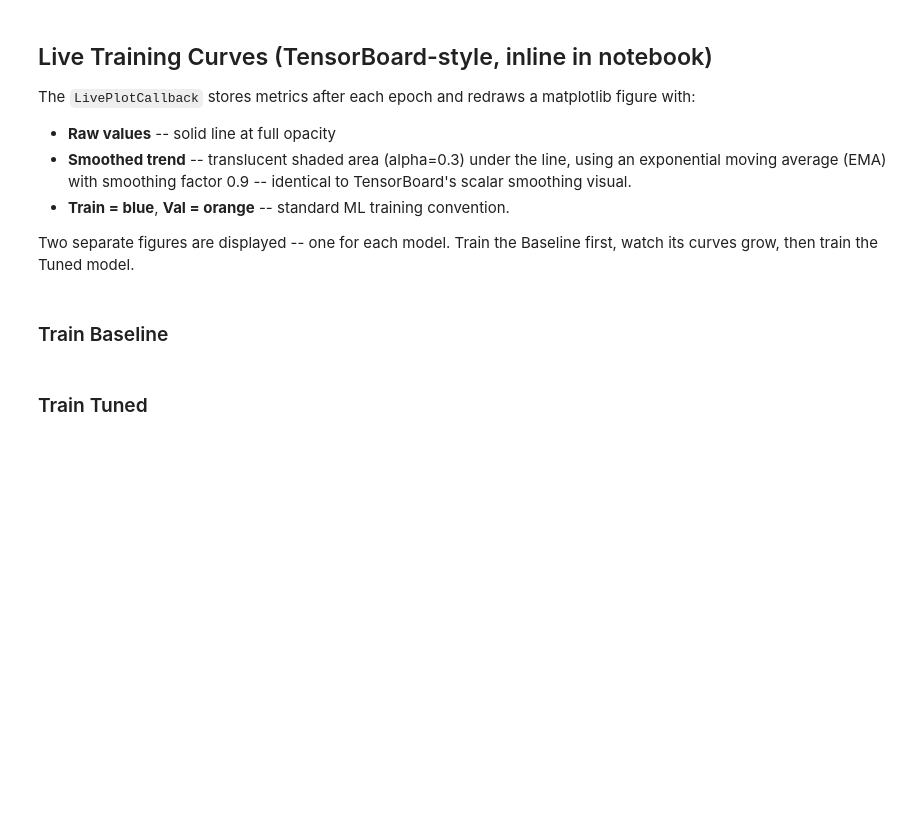
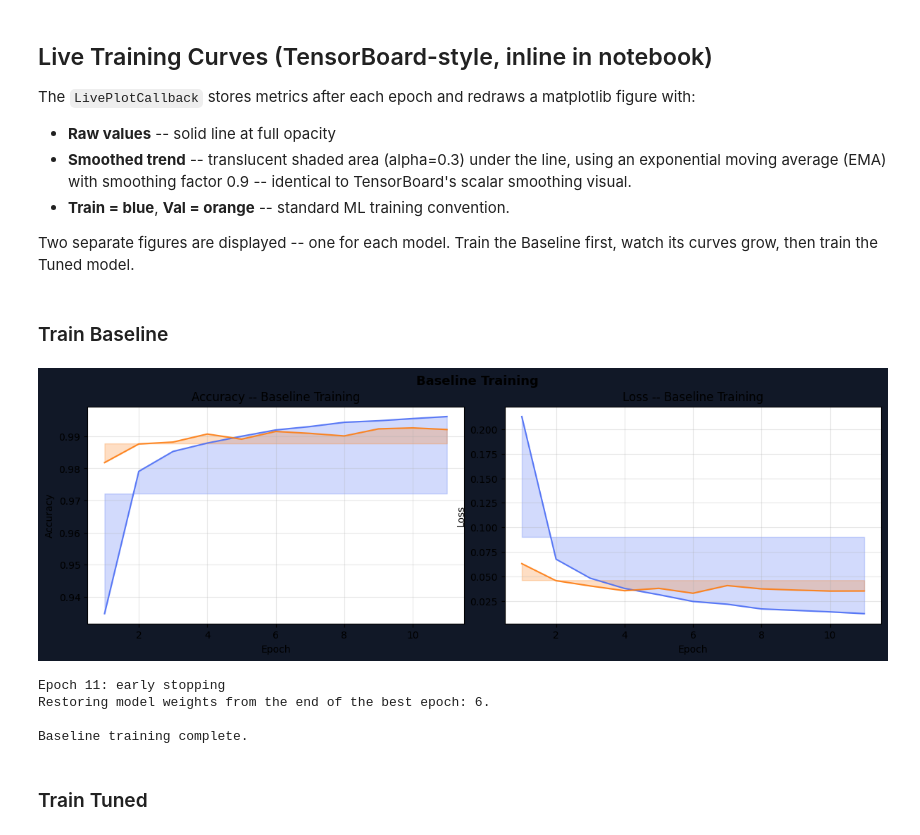
Before and after one commit to OXplakhoa/handwritten-recognition, a Jupyter notebook: notebooks/mnist_cnn.ipynb, the cells around one changed output. Saved outputs shown, nothing was run; the diff lists cells and outputs as text; code cells hidden in the pictures; blank space fills up the shorter version.

Commit message:
feats: Add training, results, reports, board images and script

```diff
--- a/notebooks/mnist_cnn.ipynb
+++ b/notebooks/mnist_cnn.ipynb
@@ -193,10 +256,12 @@ import matplotlib
 matplotlib.use("Agg")
 # %%
 import IPython.display as display
+import numpy as np
 import matplotlib.pyplot as plt
+from tensorflow.keras.callbacks import Callback
 
 
-class LivePlotCallback:
+class LivePlotCallback(Callback):
     """
     Keras callback that updates an inline matplotlib figure after each epoch.
 
@@ -208,6 +273,7 @@ class LivePlotCallback:
     def __init__(self, title,
                  train_acc_key="accuracy", val_acc_key="val_accuracy",
                  train_loss_key="loss",     val_loss_key="val_loss"):
+        super().__init__()
         self.title         = title
         self.train_acc_key = train_acc_key
         self.val_acc_key   = val_acc_key
@@ -245,7 +311,8 @@ class LivePlotCallback:
             ]:
                 epochs   = range(1, len(self.history[key]) + 1)
                 raw_vals = self.history[key]
-                ema_vals = self._ema[key]
+                ema_val  = self._ema[key]
+                ema_vals = np.full(len(raw_vals), ema_val)
                 ax.plot(epochs, raw_vals, color=color, linewidth=1.5, alpha=0.9)
                 ax.fill_between(epochs, raw_vals, ema_vals,
                                color=color, alpha=0.25)
@@ -297,24 +361,30 @@ callbacks_cfg = dict(
 # %%
 clear_session()
 baseline_model = make_baseline()
 
 cb_baseline = [
     callbacks_cfg["reduce_lr"],
     callbacks_cfg["early_stop"],
-    callbacks_cfg["checkpoint"]("baseline.keras"),
+    callbacks_cfg["checkpoint"]("baseline"),
     LivePlotCallback("Baseline Training"),
 ]
 
 hist_baseline = baseline_model.fit(
     X_train, y_train_cat,
     validation_data=(X_val, y_val_cat),
     epochs=EPOCHS, batch_size=BATCH,
     callbacks=cb_baseline,
     verbose=0,
 )
 
 print("\nBaseline training complete.")
 cb_baseline[-1].save_fig("report/baseline_training_curves.png")
+# %% [output]
+[figure, added]
+Epoch 11: early stopping
+Restoring model weights from the end of the best epoch: 6.
+
+Baseline training complete.
 # %% [markdown]
 ### Train Tuned
 # %%
```
Also changed, not shown: parts of 12 cells of this notebook, 25 other files.
